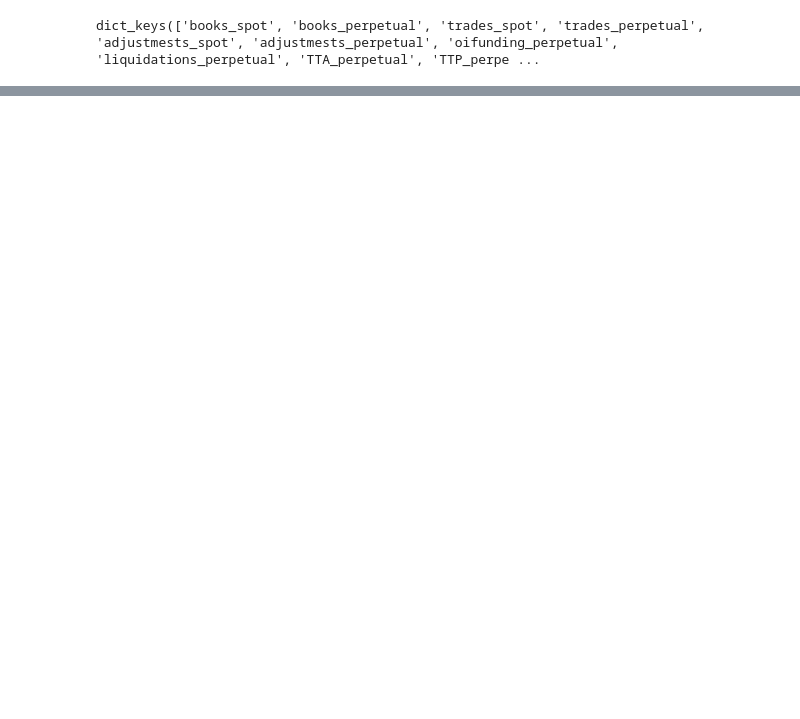
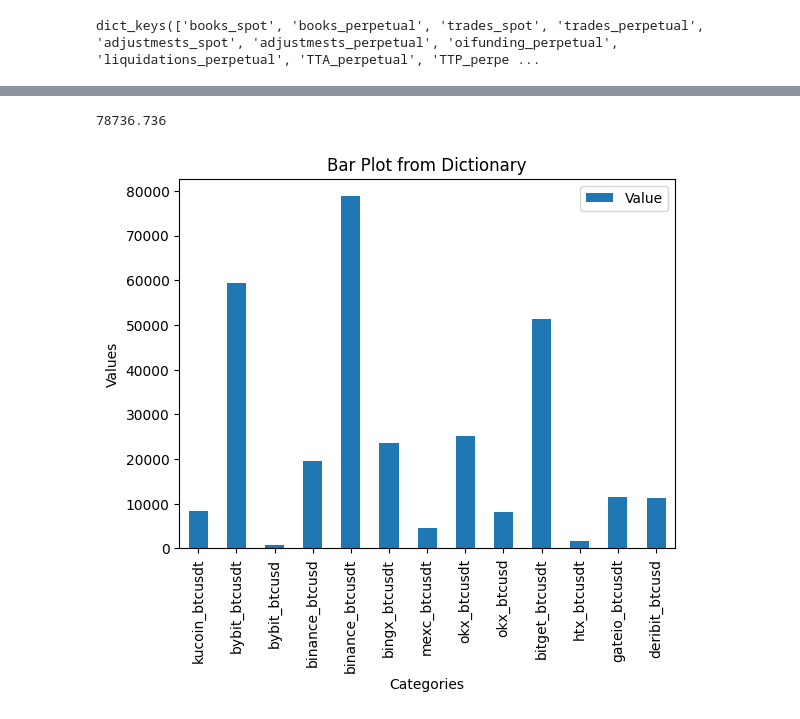
Before and after one commit to IndianaBug/moonStreamProcess, a Jupyter notebook: examples/exampample.ipynb, the cells around one changed output, grey strips where cells are left out. Cells and saved outputs as stored; diff of their text form; code cells hidden in the pictures; blank space fills up the shorter version.

```diff
--- a/examples/exampample.ipynb
+++ b/examples/exampample.ipynb
@@ -742,0 +885,25 @@ plt.show()
+# %%
+a.oifunding.axis["binance_btcusdt"].raw_data["oi"].max()
+# %% [output]
+78736.736
+# %%
+def plot_perp_oif():
+    graphs = {}
+    for exinstrument in list_perp_instruments:
+        b = a.oifunding.axis[exinstrument].raw_data["oi"].max()
+        graphs[exinstrument] = b
+
+    df = pd.DataFrame(list(graphs.items()), columns=['Category', 'Value'])
+
+    # Plot the DataFrame as a bar chart
+    df.plot(x='Category', y='Value', kind='bar')
+
+    # Customize the plot (optional)
+    plt.title('Bar Plot from Dictionary')
+    plt.xlabel('Categories')
+    plt.ylabel('Values')
+    plt.show()
+    return graphs
+a = plot_perp_oif()
+# %% [output]
+[figure, added]
```
Also changed, not shown: parts of 16 cells of this notebook, 6 other files.
